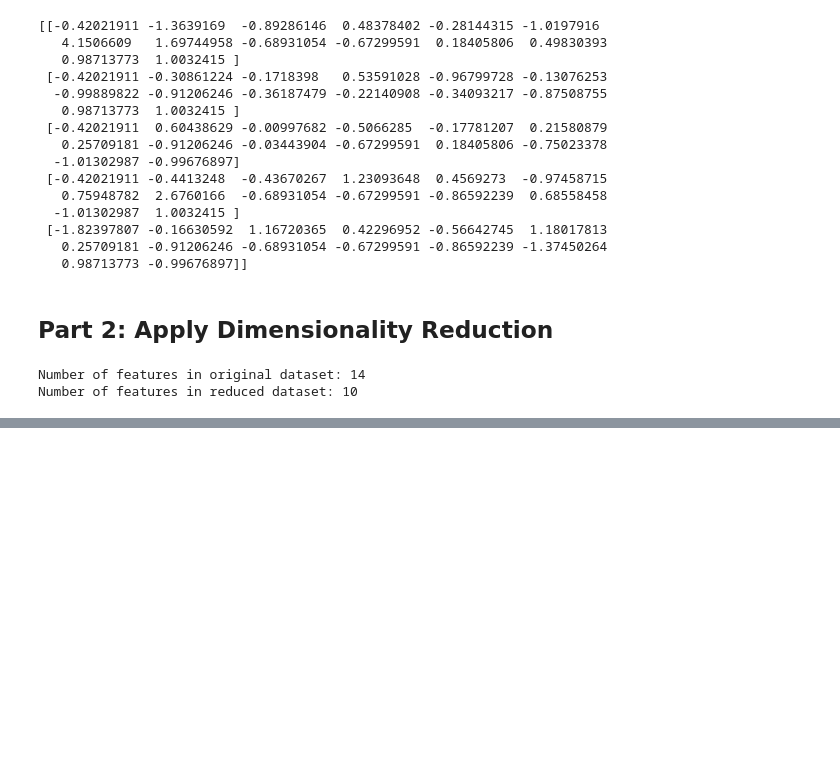
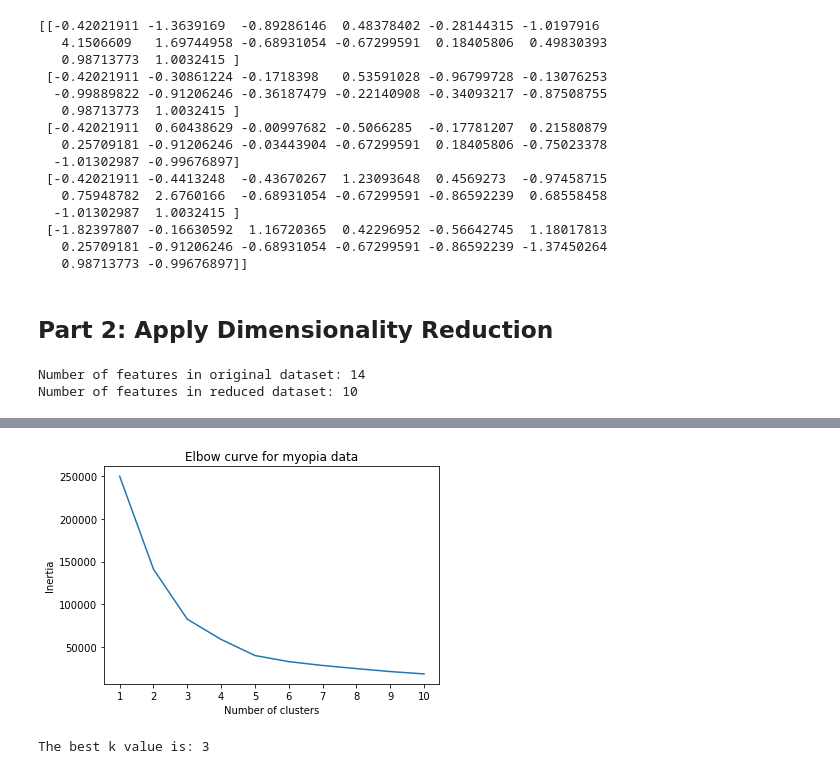
Before and after one commit to JeremyTallant/unsupervised-machine-learning-challenge, a Jupyter notebook: myopia.ipynb, the cells around one changed output, grey strips where cells are left out. Cells and saved outputs as stored; diff of their text form; code cells hidden in the pictures; blank space fills up the shorter version.

```diff
--- a/myopia.ipynb
+++ b/myopia.ipynb
@@ -83,0 +115,14 @@ Number of features in reduced dataset: 10
+# %%
+inertia = []
+k = list(range(1, 11))
+
+# Calculate the inertia for the range of k values
+for i in k:
+    km = KMeans(n_clusters=i, random_state=0)
+    km.fit(X_transformed)
+    inertia.append(km.inertia_)
+
+# Create the Elbow Curve using hvPlot
+elbow_data = {"k": k, "inertia": inertia}
+df_elbow = pd.DataFrame(elbow_data)
+df_elbow.head()
@@ -83,0 +136,21 @@ Number of features in reduced dataset: 10
+# %%
+# Plot the elbow curve to find the best candidate(s) for k
+plt.plot(df_elbow['k'], df_elbow['inertia'])
+plt.xticks(range(1,11))
+plt.xlabel('Number of clusters')
+plt.ylabel('Inertia')
+plt.title('Elbow curve for myopia data')
+plt.show()
+# %% [output]
+[figure, added]
+# %%
+# Create a KneeLocator object to find the elbow point in the plot
+kl = KneeLocator(range(1, 11), inertia, curve='convex', direction='decreasing')
+
+# Use the elbow attribute of the KneeLocator object to find the index of the elbow point, which corresponds to the best k value
+best_k = kl.elbow
+
+# Print the best k value
+print('The best k value is:', best_k)
+# %% [output]
+The best k value is: 3
```
Also changed, not shown: parts of 9 cells of this notebook.
